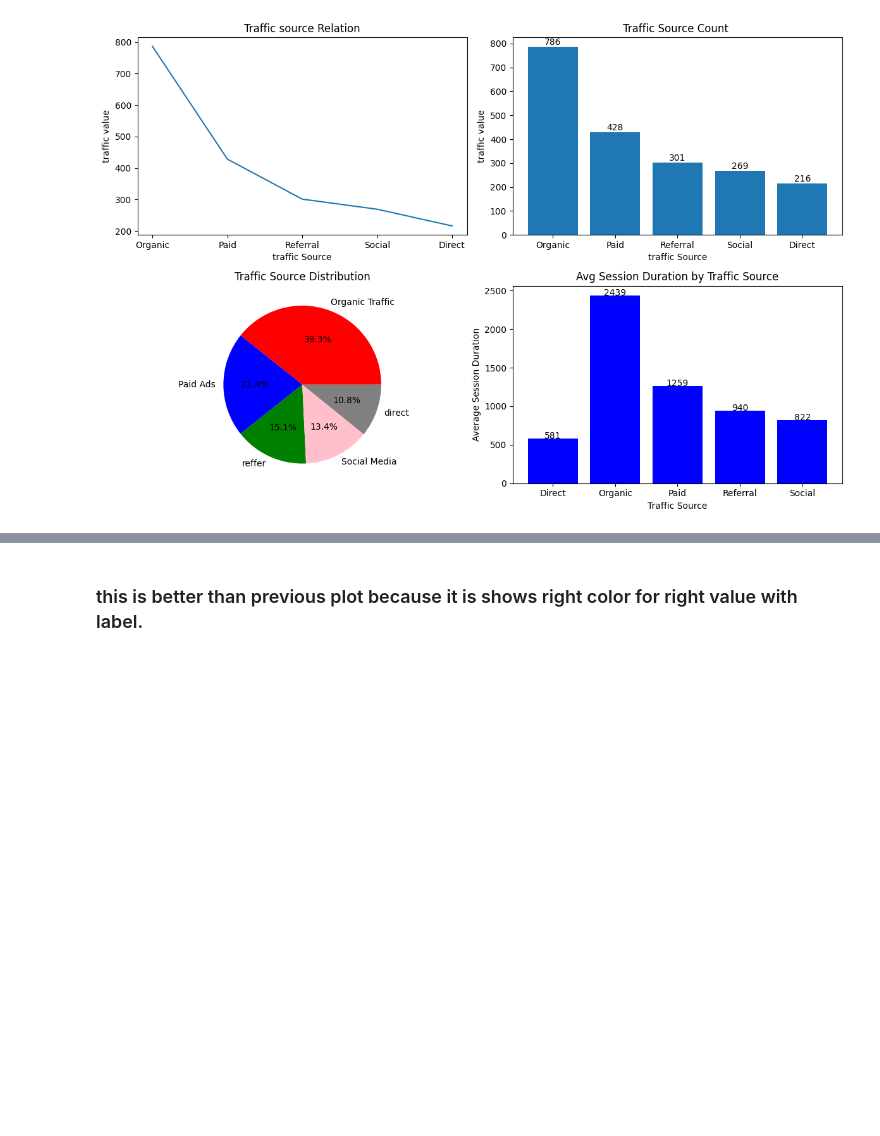
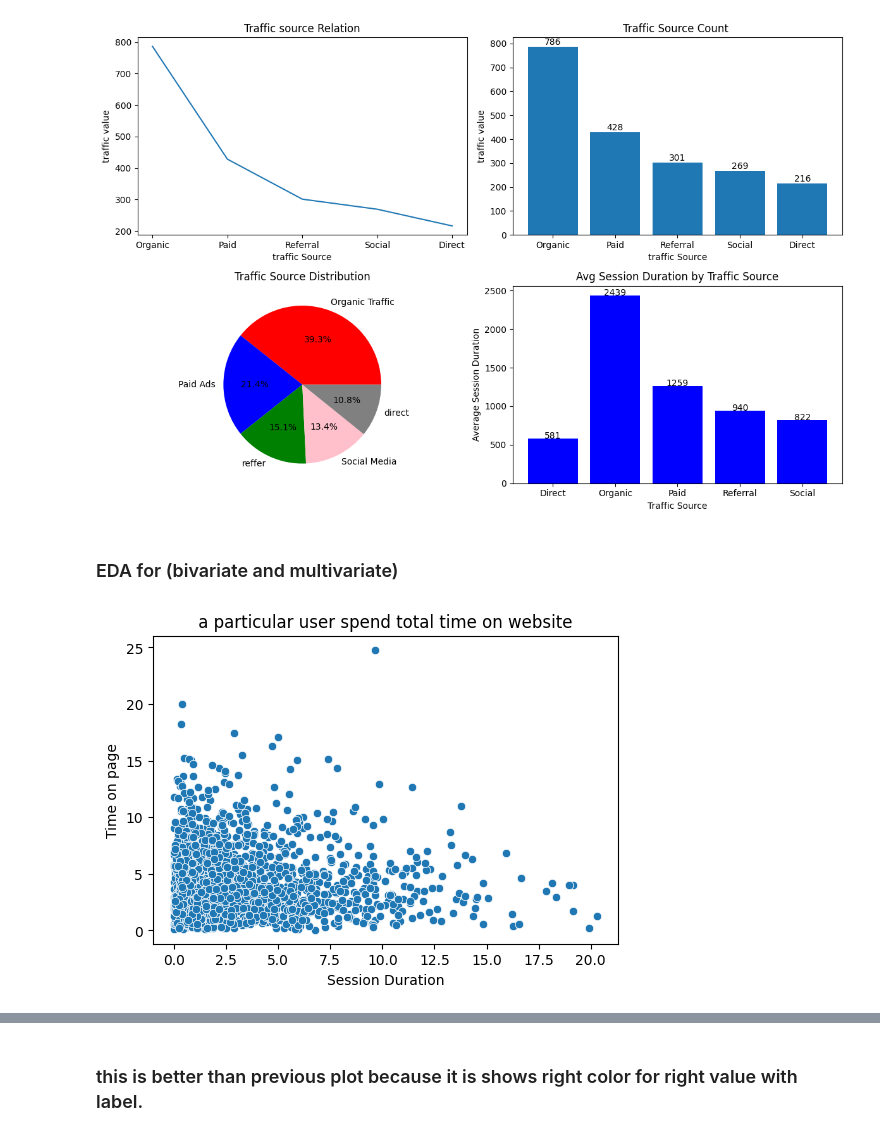
Before and after one commit to Himanshutiwari321/User-Return-Prediction---Startup---ML, a Jupyter notebook: project_URP.ipynb, the cells around one changed output, grey strips where cells are left out. Cells and saved outputs as stored; diff of their text form; code cells hidden in the pictures; blank space fills up the shorter version.

```diff
--- a/project_URP.ipynb
+++ b/project_URP.ipynb
@@ -346,0 +339,14 @@ df = df[df['Traffic Source'].isin(['Paid', 'Organic', 'Social'])]
+# %% [markdown]
+### EDA for (bivariate and multivariate)
+# %%
+# users spend total time on website ----numarical colums (session Duration , Time on Page )
+
+plt.figure(figsize=(6,4))
+sns.scatterplot(x=df['Session Duration'],y=df['Time on Page'])
+
+plt.xlabel('Session Duration')
+plt.ylabel('Time on page')
+plt.title(' a particular user spend total time on website ')
+plt.show()
+# %% [output]
+[figure, added]
```
Also changed, not shown: parts of 27 cells of this notebook.
